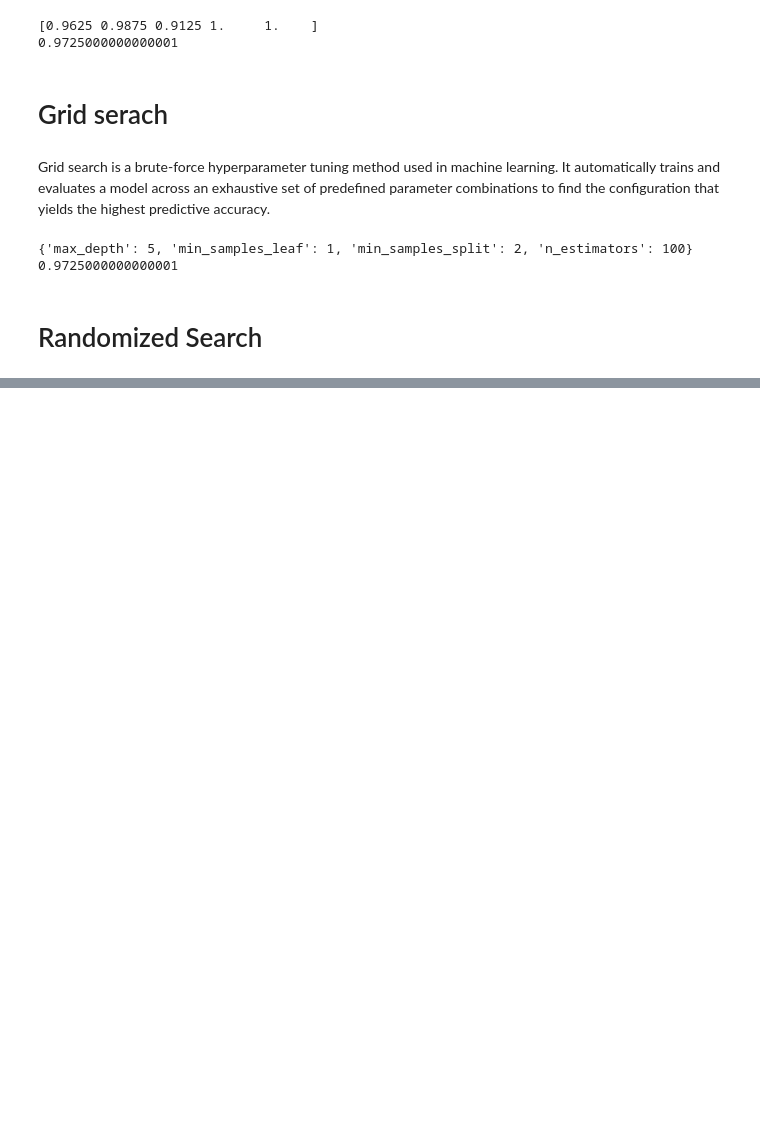
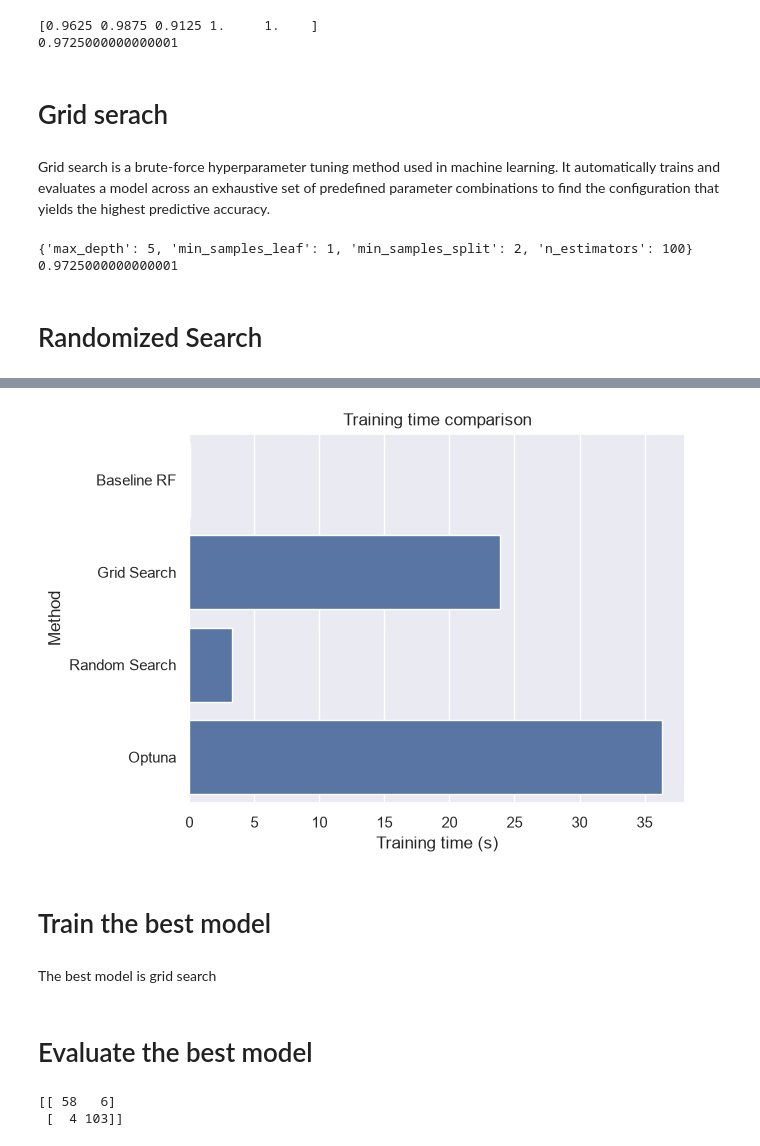
Before and after one commit to shy942/ML-exploration, a Jupyter notebook: notebooks/08_Model_Optimization.ipynb, the cells around one changed output, grey strips where cells are left out. Drawn from its saved outputs; the diff is of its cells as text; code cells hidden in the pictures; blank space fills up the shorter version.

```diff
--- a/notebooks/08_Model_Optimization.ipynb
+++ b/notebooks/08_Model_Optimization.ipynb
@@ -118,0 +199,11 @@ print(random_search.best_score_)
+# %%
+# Training time comparison
+sns.barplot(data=comparison, x="Training time (s)", y="Method")
+plt.title("Training time comparison")
+plt.show()
+# %% [output]
+[figure, added]
+# %% [markdown]
+# Train the best model
+# %% [markdown]
+The best model is grid search
@@ -118,0 +214,7 @@ print(random_search.best_score_)
+# %% [markdown]
+# Evaluate the best model
+# %%
+print(confusion_matrix(y_test, predicts))
+# %% [output]
+[[ 58   6]
+ [  4 103]]
```
Also changed, not shown: parts of 23 cells of this notebook.
